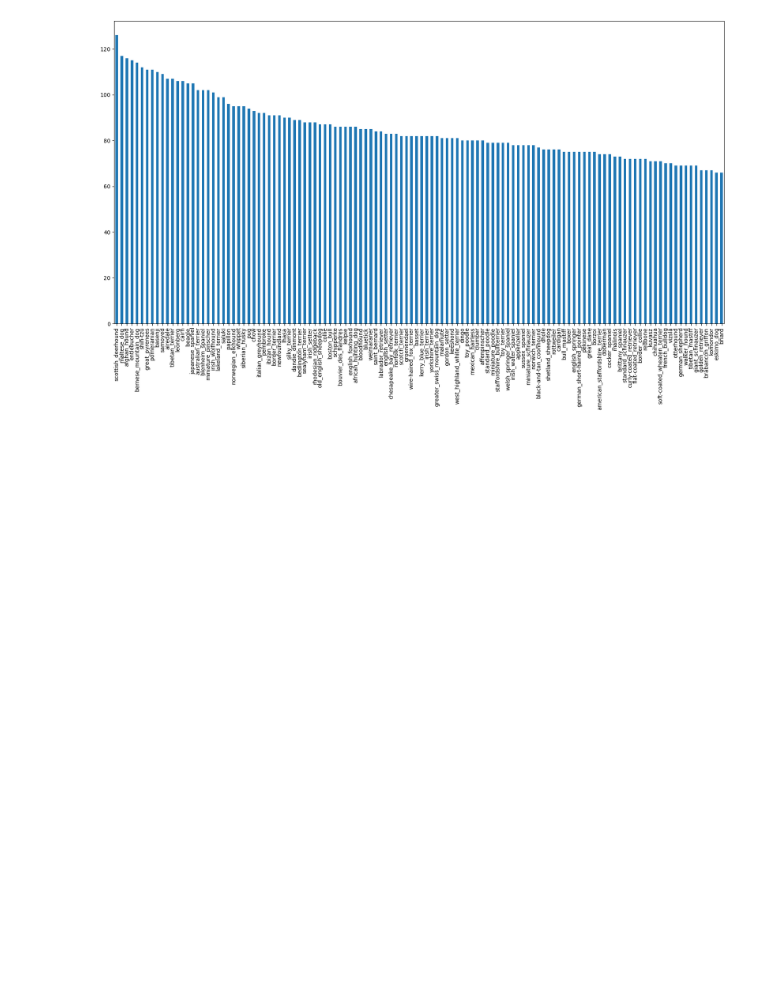
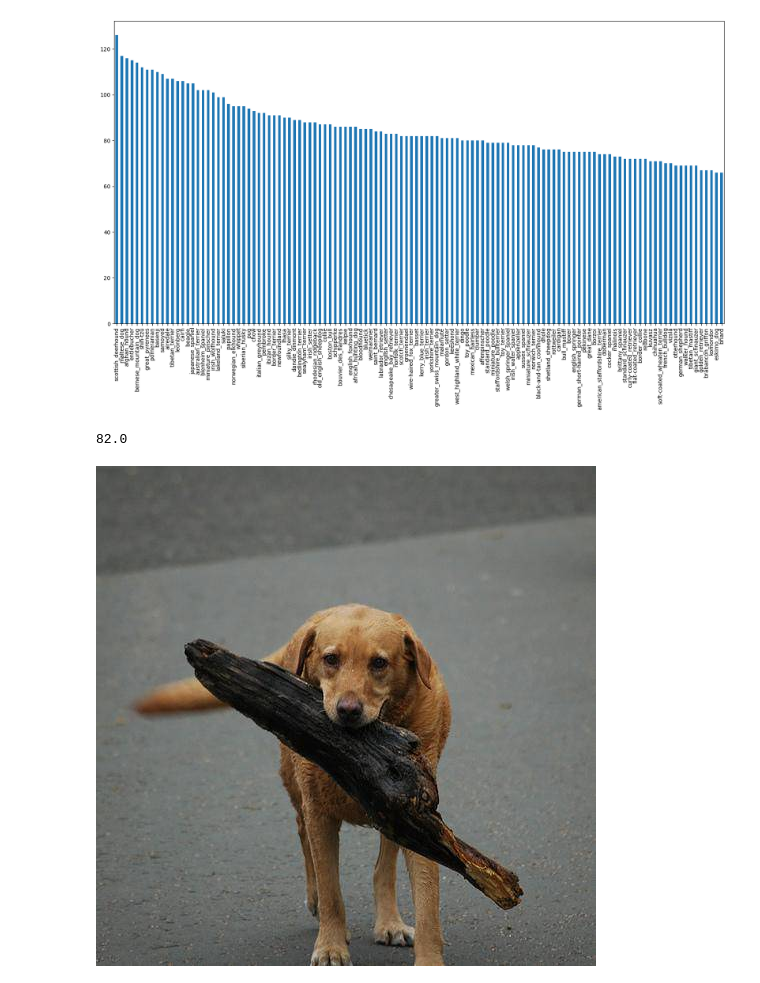
Before and after one commit to r3m3dial-g3nius/dog-breed-classification, a Jupyter notebook: dog_breed_classifier.ipynb, the cells around one changed output. Saved outputs shown, nothing was run; the diff lists cells and outputs as text; code cells hidden in the pictures; blank space fills up the shorter version.

```diff
--- a/dog_breed_classifier.ipynb
+++ b/dog_breed_classifier.ipynb
@@ -71,3 +71,15 @@ labels_csv.breed.value_counts().plot.bar(figsize=(20,10))
 # %% [output]
 <Axes: >
 [figure]
+# %%
+# Median number of images per class
+labels_csv.breed.value_counts().median()
+# %% [output]
+82.0
+# %%
+# View an image
+from IPython.display import Image
+
+Image("drive/My Drive/Colab Notebooks/dog-breed-classifier/train/0021f9ceb3235effd7fcde7f7538ed62.jpg")
+# %% [output]
+[figure, added]
```
Also changed, not shown: parts of 20 cells of this notebook.
